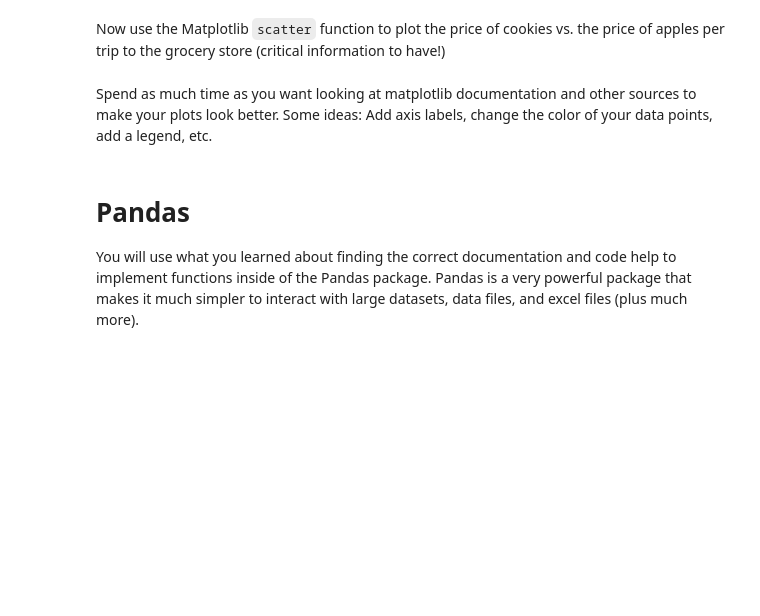
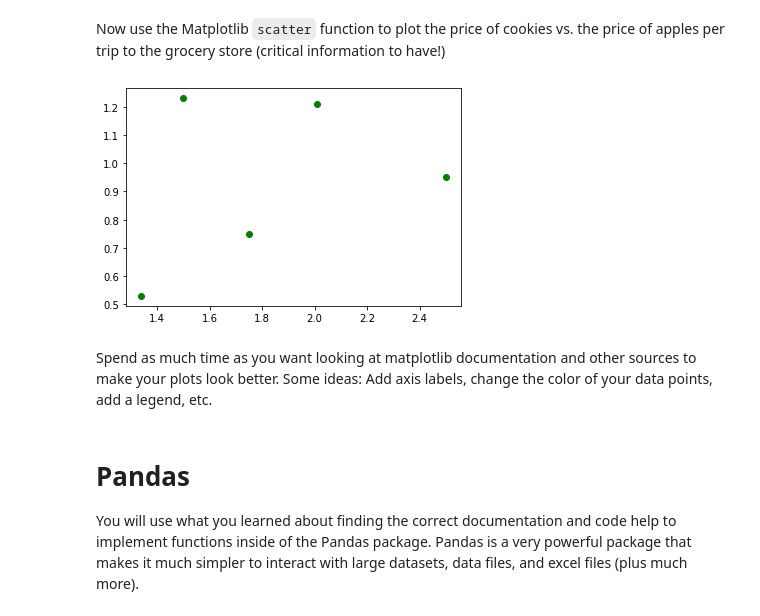
Before and after one commit to uofscphysics/STEM_Python_Course, a Jupyter notebook: 01_Week1/05_PackagesIntro/05_A_packages_activity.ipynb, the cells around one changed output. Saved outputs shown, nothing was run; the diff lists cells and outputs as text; code cells hidden in the pictures; blank space fills up the shorter version.

```diff
--- a/01_Week1/05_PackagesIntro/05_A_packages_activity.ipynb
+++ b/01_Week1/05_PackagesIntro/05_A_packages_activity.ipynb
@@ -75,9 +78,15 @@ matplotlib.pyplot.show() # This just shows your plot. You could also save it wit
 Now use the Matplotlib ``scatter`` function to plot the price of cookies vs. the price of apples per trip to the grocery store (critical information to have!)
 # %%
 # insert your implementation of the "scatter" function here
-
-
+apples_price = [1.34,2.01,1.75,1.50,2.50]
+cookies_price = [0.53,1.21,0.75,1.23,0.95]
+apples_price_array = np.array(apples_price)
+cookies_price_array = np.array(cookies_price)
+colors = ("green")
+matplotlib.pyplot.scatter(apples_price_array,cookies_price_array,c = colors)
 matplotlib.pyplot.show() # This just shows your plot. You could also save it with "savefig"
+# %% [output]
+[figure, added]
 # %% [markdown]
 Spend as much time as you want looking at matplotlib documentation and other sources to make your plots look better. Some ideas: Add axis labels, change the color of your data points, add a legend, etc.
 # %% [markdown]
```
Also changed, not shown: parts of 6 cells of this notebook.
